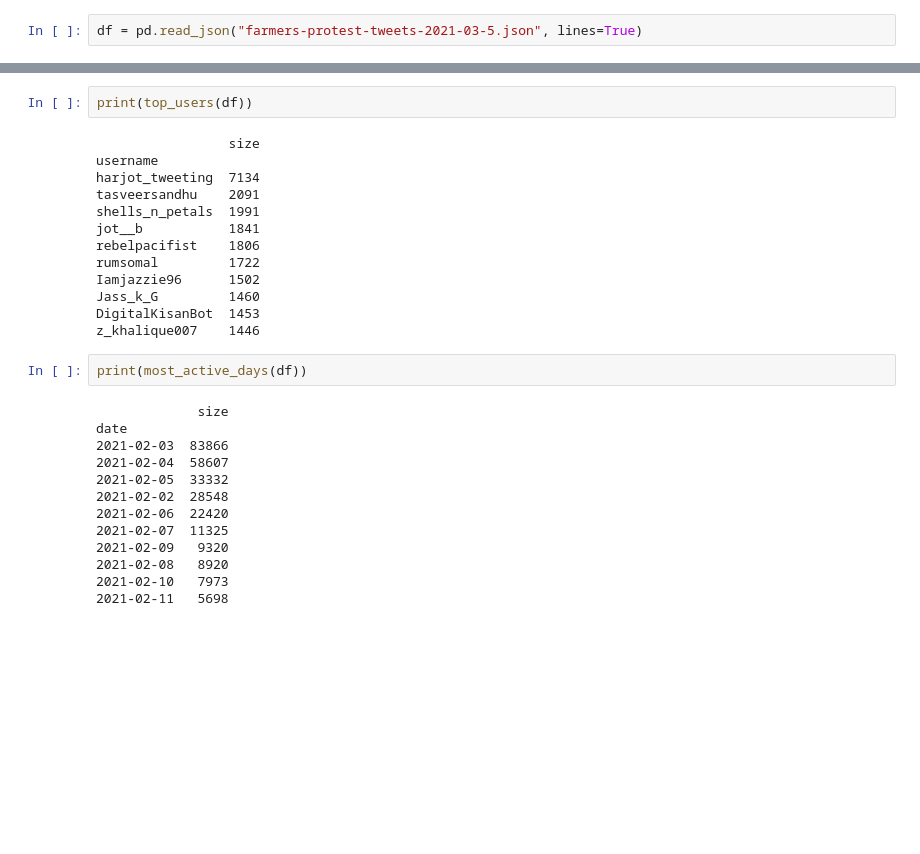
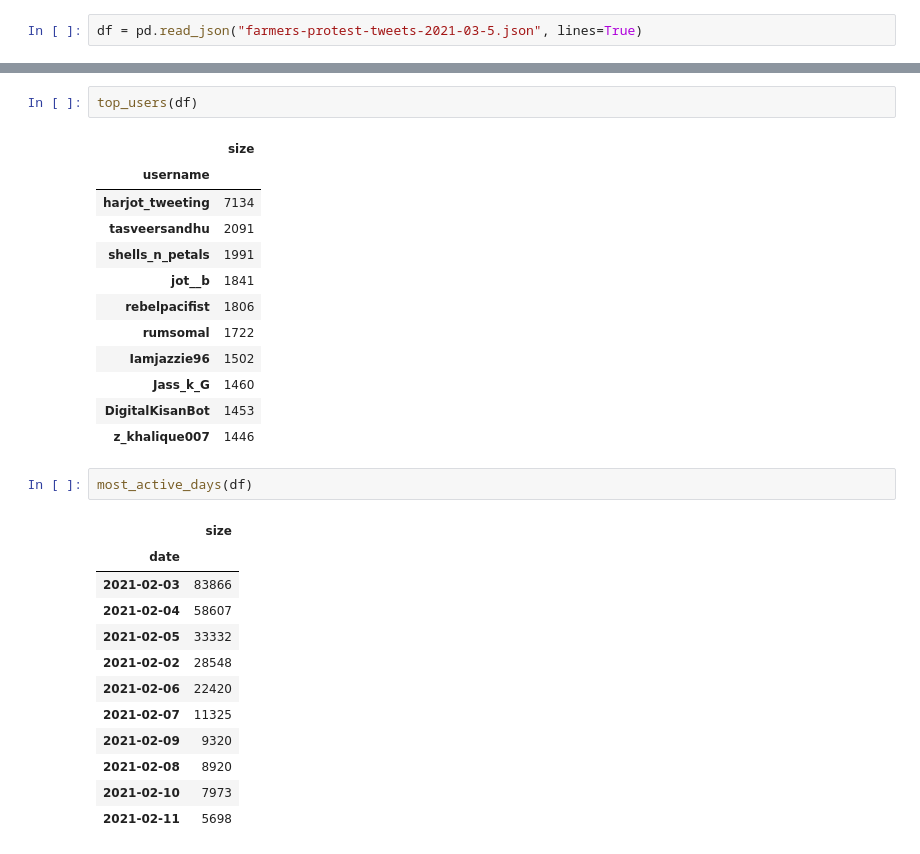
Before and after one commit to jjaguillon/twitter-stats, a Jupyter notebook: main.ipynb, the cells around one changed output, grey strips where cells are left out. Drawn from its saved outputs; the diff is of its cells as text; blank space fills up the shorter version.

```diff
--- a/main.ipynb
+++ b/main.ipynb
@@ -63,30 +65,30 @@ print(most_retweet(df))
-# %%
-print(top_users(df))
-# %% [output]
-                 size
-username
-harjot_tweeting  7134
-tasveersandhu    2091
-shells_n_petals  1991
-jot__b           1841
-rebelpacifist    1806
-rumsomal         1722
-Iamjazzie96      1502
-Jass_k_G         1460
-DigitalKisanBot  1453
-z_khalique007    1446
-# %%
-print(most_active_days(df))
-# %% [output]
-             size
-date
-2021-02-03  83866
-2021-02-04  58607
-2021-02-05  33332
-2021-02-02  28548
-2021-02-06  22420
-2021-02-07  11325
-2021-02-09   9320
-2021-02-08   8920
-2021-02-10   7973
-2021-02-11   5698
+# %%
+top_users(df)
+# %% [output]
+|  | size |
+| username |  |
+| harjot_tweeting | 7134 |
+| tasveersandhu | 2091 |
+| shells_n_petals | 1991 |
+| jot__b | 1841 |
+| rebelpacifist | 1806 |
+| rumsomal | 1722 |
+| Iamjazzie96 | 1502 |
+| Jass_k_G | 1460 |
+| DigitalKisanBot | 1453 |
+| z_khalique007 | 1446 |
+# %%
+most_active_days(df)
+# %% [output]
+|  | size |
+| date |  |
+| 2021-02-03 | 83866 |
+| 2021-02-04 | 58607 |
+| 2021-02-05 | 33332 |
+| 2021-02-02 | 28548 |
+| 2021-02-06 | 22420 |
+| 2021-02-07 | 11325 |
+| 2021-02-09 | 9320 |
+| 2021-02-08 | 8920 |
+| 2021-02-10 | 7973 |
+| 2021-02-11 | 5698 |
```
Also changed, not shown: parts of 10 cells of this notebook.
